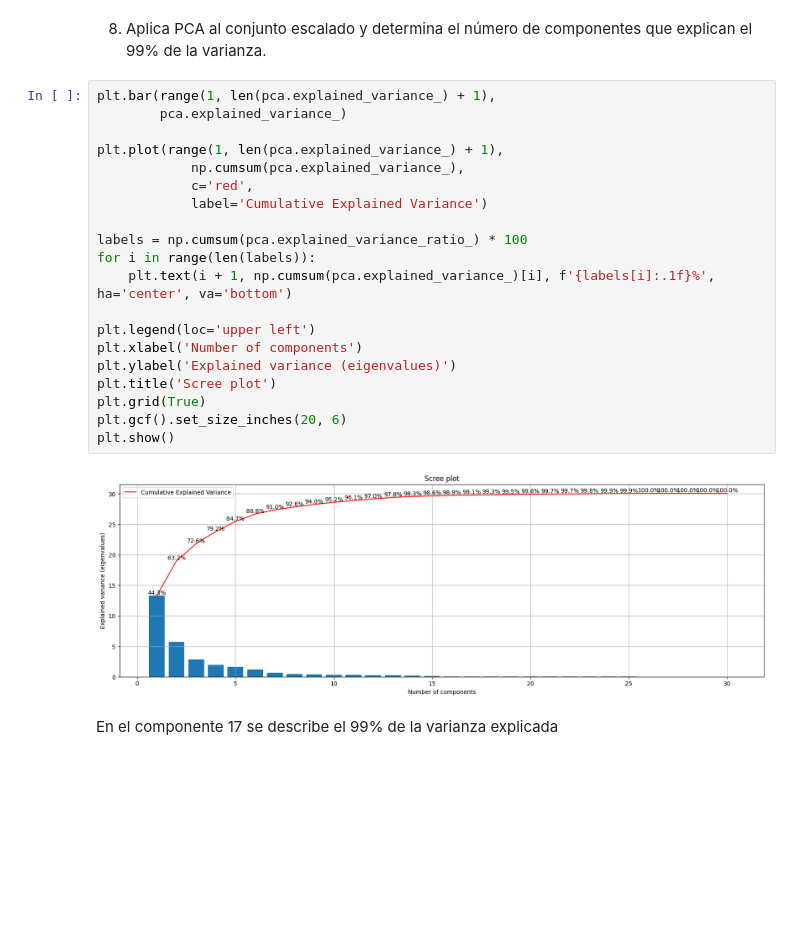
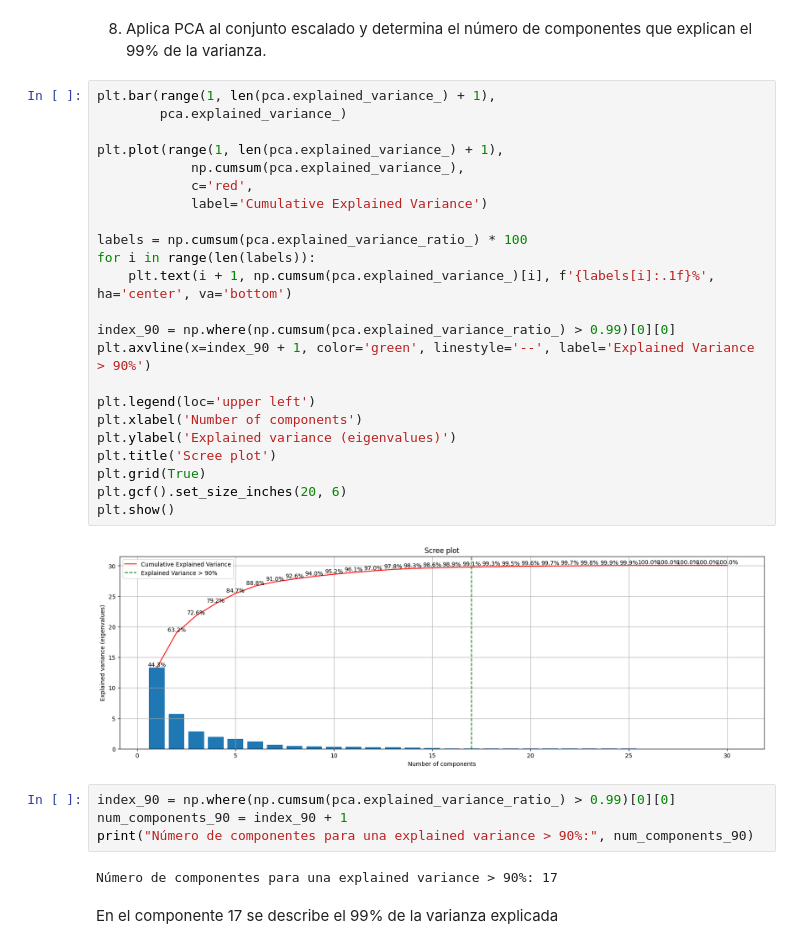
Before and after one commit to AloPedrero/Actividades_colaborativas_Equipo_08_TC4029.10, a Jupyter notebook: Actividad_9/src/Actividad9RLog.ipynb, the cells around one changed output. Saved outputs shown, nothing was run; the diff lists cells and outputs as text; blank space fills up the shorter version.

```diff
--- a/Actividad_9/src/Actividad9RLog.ipynb
+++ b/Actividad_9/src/Actividad9RLog.ipynb
@@ -560,25 +591,34 @@ x_projected = pca.fit_transform(X_scaled)
 # %%
 plt.bar(range(1, len(pca.explained_variance_) + 1),
         pca.explained_variance_)
 
 plt.plot(range(1, len(pca.explained_variance_) + 1),
             np.cumsum(pca.explained_variance_),
             c='red',
             label='Cumulative Explained Variance')
 
 labels = np.cumsum(pca.explained_variance_ratio_) * 100
 for i in range(len(labels)):
     plt.text(i + 1, np.cumsum(pca.explained_variance_)[i], f'{labels[i]:.1f}%', ha='center', va='bottom')
 
+index_90 = np.where(np.cumsum(pca.explained_variance_ratio_) > 0.99)[0][0]
+plt.axvline(x=index_90 + 1, color='green', linestyle='--', label='Explained Variance > 90%')
+
 plt.legend(loc='upper left')
 plt.xlabel('Number of components')
 plt.ylabel('Explained variance (eigenvalues)')
 plt.title('Scree plot')
 plt.grid(True)
 plt.gcf().set_size_inches(20, 6)
 plt.show()
 # %% [output]
-[figure, old version]
+[figure, new version]
+# %%
+index_90 = np.where(np.cumsum(pca.explained_variance_ratio_) > 0.99)[0][0]
+num_components_90 = index_90 + 1
+print("Número de componentes para una explained variance > 90%:", num_components_90)
+# %% [output]
+Número de componentes para una explained variance > 90%: 17
 # %% [markdown]
 En el componente 17 se describe el 99% de la varianza explicada
 # %% [markdown]
```
Also changed, not shown: parts of 11 cells of this notebook.
